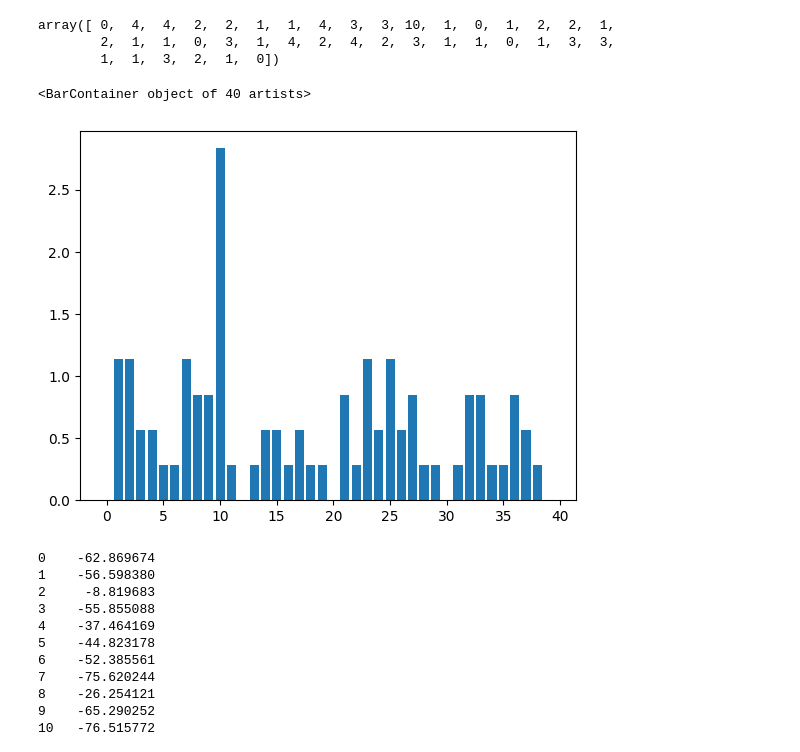
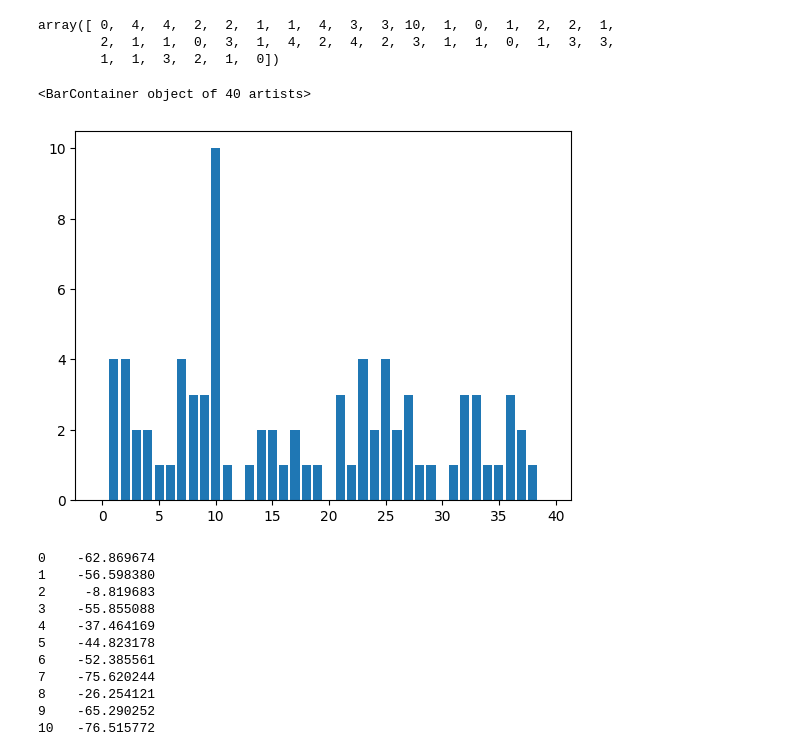
Before and after one commit to emi-lex/methylation_jb, a Jupyter notebook: code/horvath_clock_zeroes.ipynb, the cells around one changed output. Cells and saved outputs as stored; diff of their text form; code cells hidden in the pictures.

```diff
--- a/code/horvath_clock_zeroes.ipynb
+++ b/code/horvath_clock_zeroes.ipynb
@@ -65,10 +65,10 @@ array([ 0,  4,  4,  2,  2,  1,  1,  4,  3,  3, 10,  1,  0,  1,  2,  2,  1,
         2,  1,  1,  0,  3,  1,  4,  2,  4,  2,  3,  1,  1,  0,  1,  3,  3,
         1,  1,  3,  2,  1,  0])
 # %%
-plt.bar(range(len(rel_values)), rel_values)
+plt.bar(range(len(abs_values)), abs_values)
 # %% [output]
 <BarContainer object of 40 artists>
-[figure, old version]
+[figure, new version]
 # %%
 out = (data.values[horvath_ind][:, 1:] / 100).astype(np.float64).transpose().dot(coefs.astype(np.float64)) + 0.695507258
 # %%
```
Also changed, not shown: 3 other files.
